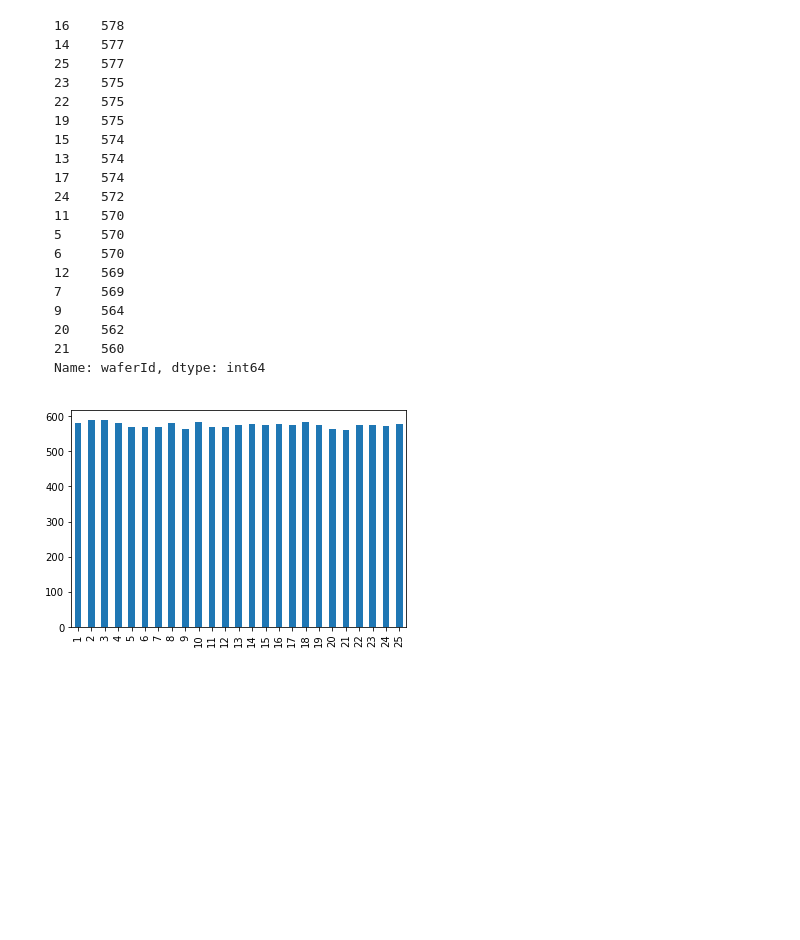
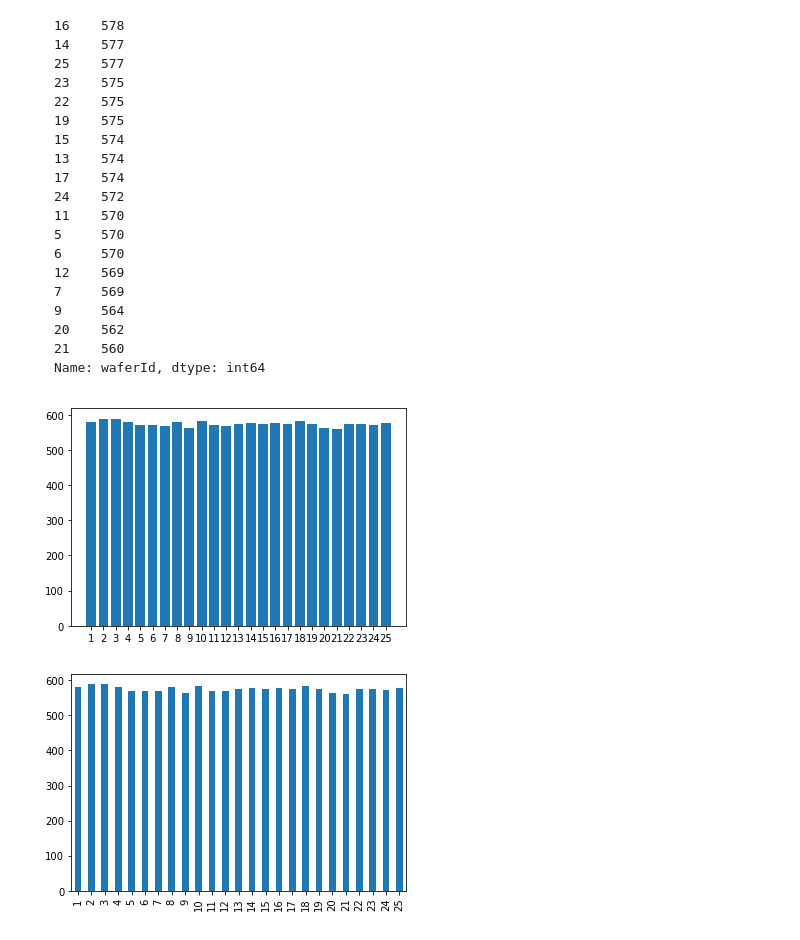
Before and after one commit to skyworld19/ds-school-advanced, a Jupyter notebook: mySUNI_WorkShop_06_웨이퍼_불량_유형_분류_실습(코드추가).ipynb, the cells around one changed output. Drawn from its saved outputs; the diff is of its cells as text; code cells hidden in the pictures; blank space fills up the shorter version.

```diff
--- a/mySUNI_WorkShop_06_웨이퍼_불량_유형_분류_실습(코드추가).ipynb
+++ b/mySUNI_WorkShop_06_웨이퍼_불량_유형_분류_실습(코드추가).ipynb
@@ -635,6 +782,13 @@ Name: waferId, dtype: int64</pre>
 # %%
 # 코드를 입력해 주세요
 # 위의 결과를 시각화 하세요. (먼저 인덱스를 기준으로 데이터를 정렬하세요)
+temp_list = train.waferId.value_counts().sort_index()
+plt.figure(figsize=(6,4))
+plt.bar(temp_list.index, temp_list.values)
+plt.xticks(temp_list.index)
+plt.show()
+# %% [output]
+[figure, added]
 # %% [markdown]
 <img src="embedded-picture-1"/>
 # %%
```
Also changed, not shown: parts of 44 cells of this notebook.
